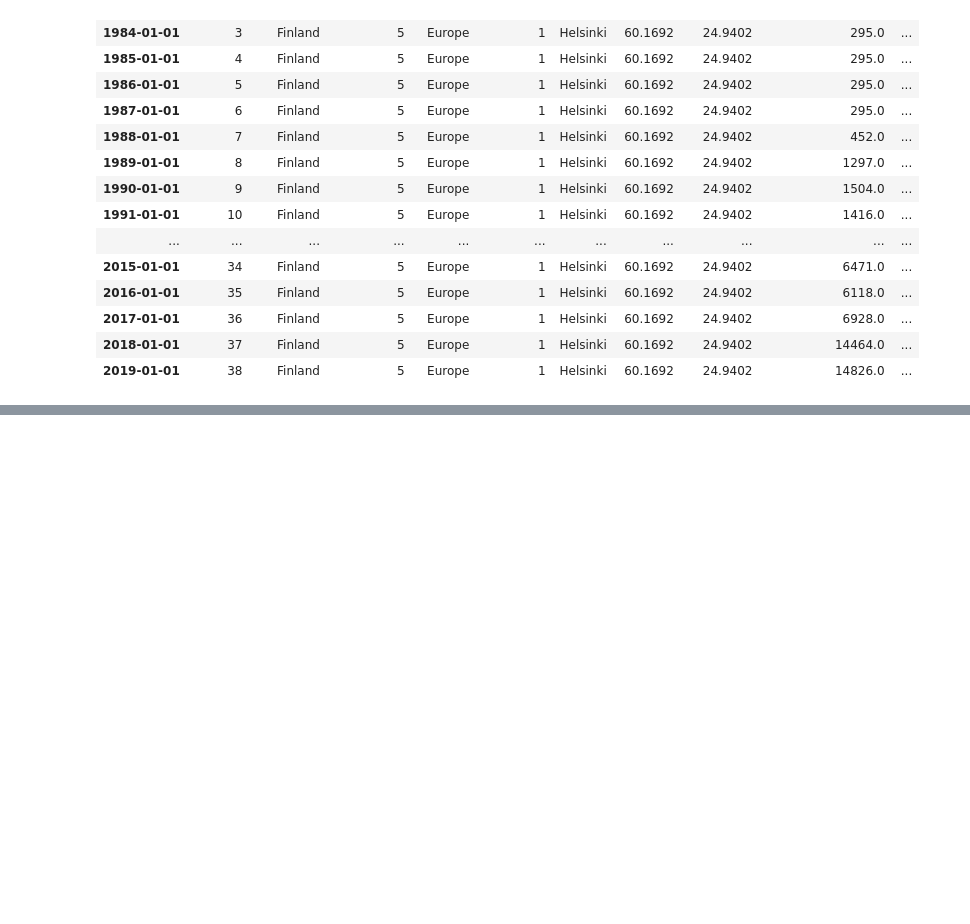
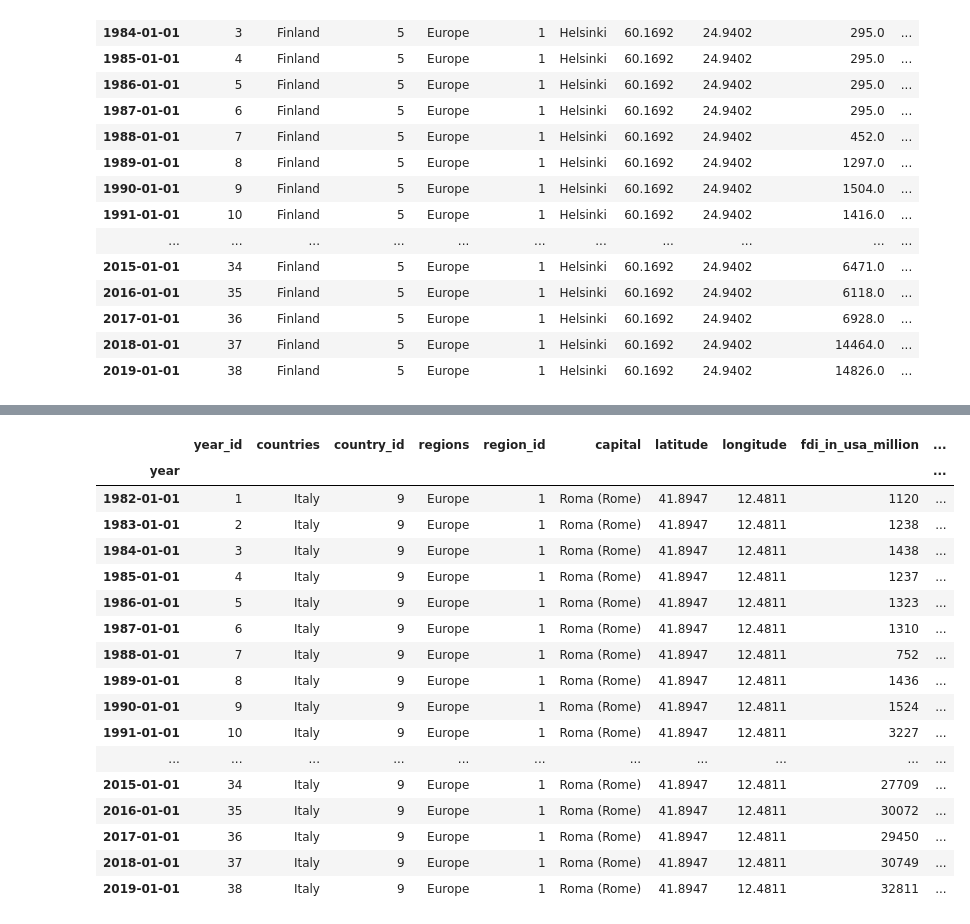
Before and after one commit to sabrinasaleh/Project3-FDI-by-MNCs, a Jupyter notebook: data_tasks.ipynb, the cells around one changed output, grey strips where cells are left out. Cells and saved outputs as stored; diff of their text form; code cells hidden in the pictures; blank space fills up the shorter version.

Commit message:
completed data tasks for europe

```diff
--- a/data_tasks.ipynb
+++ b/data_tasks.ipynb
@@ -151,0 +227,25 @@ Finland_df_complete
+# %%
+Italy_df = pd.read_csv("Resources/individual_country_missing/9_Italy.csv", parse_dates=["year"])
+Italy_df.set_index("year", inplace=True)
+Italy_df_complete = Italy_df.interpolate(method="time", limit_direction='both')
+Italy_df_complete
+# Italy_df_complete.to_csv("Resources/individual_country_complete/9_Italy_complete.csv")
+# %% [output]
+|  | year_id | countries | country_id | regions | region_id | capital | latitude | longitude | fdi_in_usa_million | ... |
+| year |  |  |  |  |  |  |  |  |  | ... |
+| 1982-01-01 | 1 | Italy | 9 | Europe | 1 | Roma (Rome) | 41.8947 | 12.4811 | 1120 | ... |
+| 1983-01-01 | 2 | Italy | 9 | Europe | 1 | Roma (Rome) | 41.8947 | 12.4811 | 1238 | ... |
+| 1984-01-01 | 3 | Italy | 9 | Europe | 1 | Roma (Rome) | 41.8947 | 12.4811 | 1438 | ... |
+| 1985-01-01 | 4 | Italy | 9 | Europe | 1 | Roma (Rome) | 41.8947 | 12.4811 | 1237 | ... |
+| 1986-01-01 | 5 | Italy | 9 | Europe | 1 | Roma (Rome) | 41.8947 | 12.4811 | 1323 | ... |
+| 1987-01-01 | 6 | Italy | 9 | Europe | 1 | Roma (Rome) | 41.8947 | 12.4811 | 1310 | ... |
+| 1988-01-01 | 7 | Italy | 9 | Europe | 1 | Roma (Rome) | 41.8947 | 12.4811 | 752 | ... |
+| 1989-01-01 | 8 | Italy | 9 | Europe | 1 | Roma (Rome) | 41.8947 | 12.4811 | 1436 | ... |
+| 1990-01-01 | 9 | Italy | 9 | Europe | 1 | Roma (Rome) | 41.8947 | 12.4811 | 1524 | ... |
+| 1991-01-01 | 10 | Italy | 9 | Europe | 1 | Roma (Rome) | 41.8947 | 12.4811 | 3227 | ... |
+| ... | ... | ... | ... | ... | ... | ... | ... | ... | ... | ... |
+| 2015-01-01 | 34 | Italy | 9 | Europe | 1 | Roma (Rome) | 41.8947 | 12.4811 | 27709 | ... |
+| 2016-01-01 | 35 | Italy | 9 | Europe | 1 | Roma (Rome) | 41.8947 | 12.4811 | 30072 | ... |
+| 2017-01-01 | 36 | Italy | 9 | Europe | 1 | Roma (Rome) | 41.8947 | 12.4811 | 29450 | ... |
+| 2018-01-01 | 37 | Italy | 9 | Europe | 1 | Roma (Rome) | 41.8947 | 12.4811 | 30749 | ... |
+| 2019-01-01 | 38 | Italy | 9 | Europe | 1 | Roma (Rome) | 41.8947 | 12.4811 | 32811 | ... |
```
Also changed, not shown: parts of 14 cells of this notebook.
